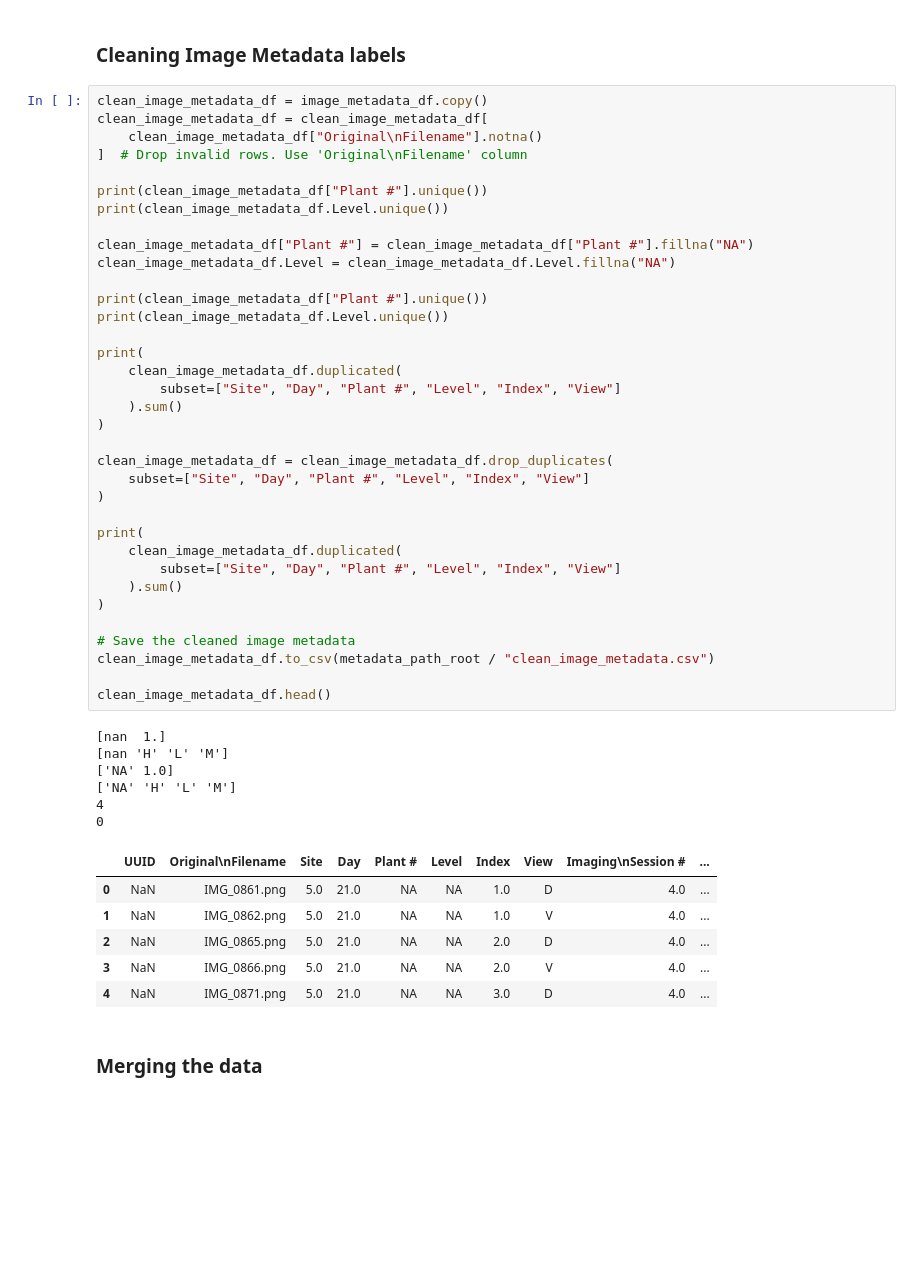
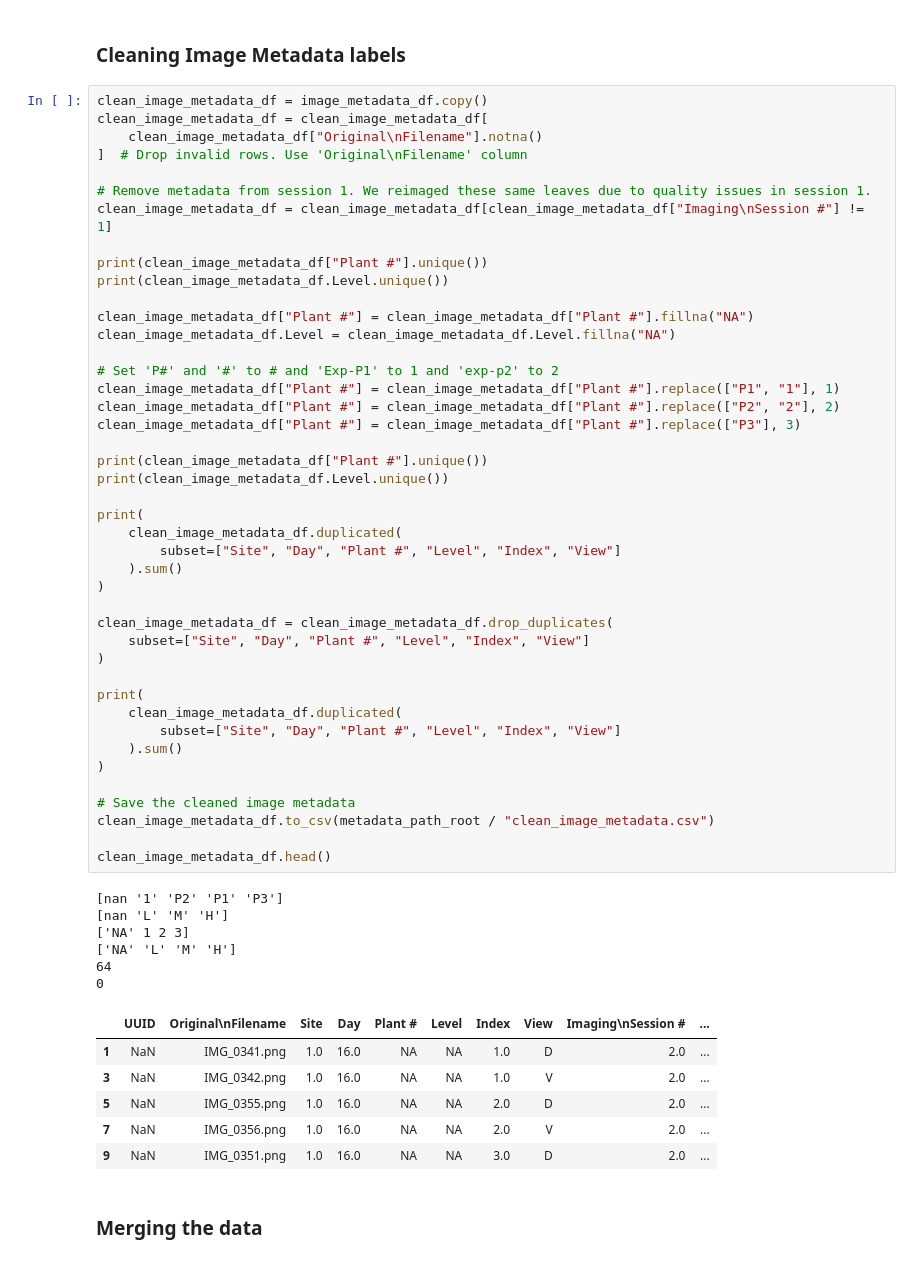
Before and after one commit to Imageomics/invasives-project, a Jupyter notebook: notebooks/organize-metadata.ipynb, the cells around one changed output. Saved outputs shown, nothing was run; the diff lists cells and outputs as text; blank space fills up the shorter version.

```diff
--- a/notebooks/organize-metadata.ipynb
+++ b/notebooks/organize-metadata.ipynb
@@ -300,48 +300,56 @@ clean_image_metadata_df = clean_image_metadata_df[
     clean_image_metadata_df["Original\nFilename"].notna()
 ]  # Drop invalid rows. Use 'Original\nFilename' column
 
+# Remove metadata from session 1. We reimaged these same leaves due to quality issues in session 1.
+clean_image_metadata_df = clean_image_metadata_df[clean_image_metadata_df["Imaging\nSession #"] != 1]
+
 print(clean_image_metadata_df["Plant #"].unique())
 print(clean_image_metadata_df.Level.unique())
 
 clean_image_metadata_df["Plant #"] = clean_image_metadata_df["Plant #"].fillna("NA")
 clean_image_metadata_df.Level = clean_image_metadata_df.Level.fillna("NA")
+
+# Set 'P#' and '#' to # and 'Exp-P1' to 1 and 'exp-p2' to 2
+clean_image_metadata_df["Plant #"] = clean_image_metadata_df["Plant #"].replace(["P1", "1"], 1)
+clean_image_metadata_df["Plant #"] = clean_image_metadata_df["Plant #"].replace(["P2", "2"], 2)
+clean_image_metadata_df["Plant #"] = clean_image_metadata_df["Plant #"].replace(["P3"], 3)
 
 print(clean_image_metadata_df["Plant #"].unique())
 print(clean_image_metadata_df.Level.unique())
 
 print(
     clean_image_metadata_df.duplicated(
         subset=["Site", "Day", "Plant #", "Level", "Index", "View"]
     ).sum()
 )
 
 clean_image_metadata_df = clean_image_metadata_df.drop_duplicates(
     subset=["Site", "Day", "Plant #", "Level", "Index", "View"]
 )
 
 print(
     clean_image_metadata_df.duplicated(
         subset=["Site", "Day", "Plant #", "Level", "Index", "View"]
     ).sum()
 )
 
 # Save the cleaned image metadata
 clean_image_metadata_df.to_csv(metadata_path_root / "clean_image_metadata.csv")
 
 clean_image_metadata_df.head()
 # %% [output]
-[nan  1.]
-[nan 'H' 'L' 'M']
-['NA' 1.0]
-['NA' 'H' 'L' 'M']
-4
+[nan '1' 'P2' 'P1' 'P3']
+[nan 'L' 'M' 'H']
+['NA' 1 2 3]
+['NA' 'L' 'M' 'H']
+64
 0
 |  | UUID | Original\nFilename | Site | Day | Plant # | Level | Index | View | Imaging\nSession # | ... |
-| 0 | NaN | IMG_0861.png | 5.0 | 21.0 | NA | NA | 1.0 | D | 4.0 | ... |
-| 1 | NaN | IMG_0862.png | 5.0 | 21.0 | NA | NA | 1.0 | V | 4.0 | ... |
-| 2 | NaN | IMG_0865.png | 5.0 | 21.0 | NA | NA | 2.0 | D | 4.0 | ... |
-| 3 | NaN | IMG_0866.png | 5.0 | 21.0 | NA | NA | 2.0 | V | 4.0 | ... |
-| 4 | NaN | IMG_0871.png | 5.0 | 21.0 | NA | NA | 3.0 | D | 4.0 | ... |
+| 1 | NaN | IMG_0341.png | 1.0 | 16.0 | NA | NA | 1.0 | D | 2.0 | ... |
+| 3 | NaN | IMG_0342.png | 1.0 | 16.0 | NA | NA | 1.0 | V | 2.0 | ... |
+| 5 | NaN | IMG_0355.png | 1.0 | 16.0 | NA | NA | 2.0 | D | 2.0 | ... |
+| 7 | NaN | IMG_0356.png | 1.0 | 16.0 | NA | NA | 2.0 | V | 2.0 | ... |
+| 9 | NaN | IMG_0351.png | 1.0 | 16.0 | NA | NA | 3.0 | D | 2.0 | ... |
 # %% [markdown]
 ### Merging the data
 # %%
```
Also changed, not shown: parts of 2 cells of this notebook.
